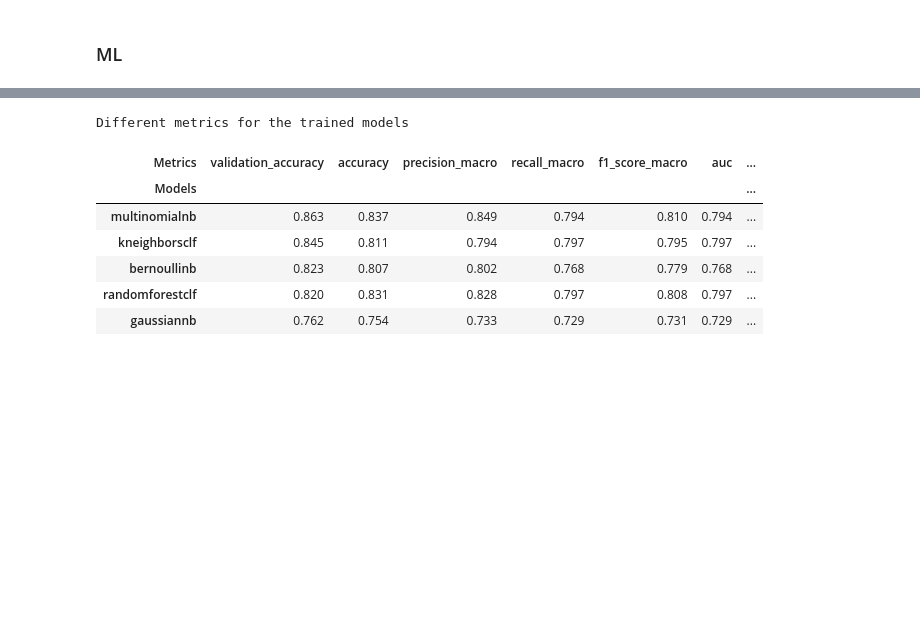
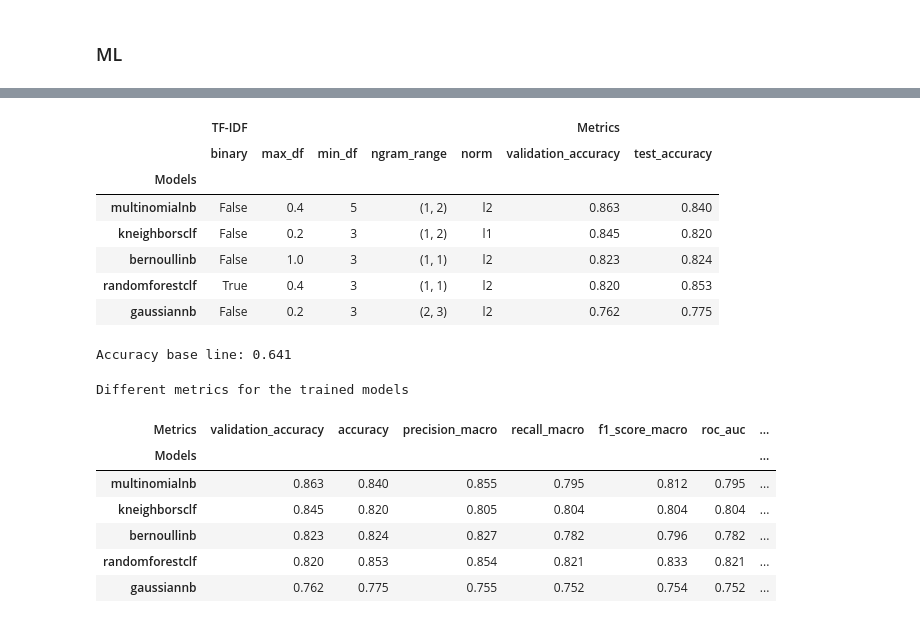
Before and after one commit to Rodrigo-Pedreira/ECM514_CD, a Jupyter notebook: refactored.ipynb, the cells around one changed output, grey strips where cells are left out. Cells and saved outputs as stored; diff of their text form; code cells hidden in the pictures; blank space fills up the shorter version.

```diff
--- a/refactored.ipynb
+++ b/refactored.ipynb
@@ -709,18 +711,17 @@ def treat_NaN_req_df(g: Game) -> None:
 
     df: pd.DataFrame = g.req_df
     if not df.isna().any().any():
-        rprint(f"DataFrame for game '{df.columns.name}' has no NaN values.")
+        logger.info("DataFrame for game '%s' has no NaN values.", df.columns.name)
         return None
     if _remove_NaN(df):
-        rprint(
-            f"DataFrame for game '{df.columns.name}' had NaN values, they have been resolved."
+        logger.info(
+            "DataFrame for game '%s' had NaN values, they have been resolved.", df.columns.name
         )
         return None
 
     df_nan_mask = df.isna()
     text: str = f"DataFrame for game '{g.name}' has {df_nan_mask.sum().sum()} NaN values:\n{df_nan_mask.sum().loc[df_nan_mask.sum() > 0].sort_values(ascending=False).to_dict()}"
     logger.warning(text)
-    # rprint(text)
     display(df.loc[df_nan_mask.any(axis=1)])
     return None
 # %% [markdown]
@@ -1599,8 +1600,8 @@ def pre_ml_task(
     # Load or Get dataframe for game data
     if force_rebuild_requested_df:
         reviews_df_task(game)
-    elif not load_game and glob.glob(f"./saved_data/{appid}/df_requested-{appid}.*?.feather"):
-        game.req_df = load_df_feather(appid, requested=True)
+    elif not load_game and glob.glob(f"./saved_data/{game.appid}/df_requested-{game.appid}.*?.feather"):
+        game.req_df = load_df_feather(game.appid, requested=True)
         if game.req_df.shape[0] == 0:
             reviews_df_task(game)
 
@@ -1612,8 +1613,8 @@ def pre_ml_task(
         save_df_feather(game.req_df, game)
 
     # Load or create the processed dataframe
-    if not force_rebuild_processed_df and not load_game and glob.glob(f"./saved_data/{appid}/df_processed-{appid}.*?.feather"):
-        game.df = load_df_feather(appid)
+    if not force_rebuild_processed_df and not load_game and glob.glob(f"./saved_data/{game.appid}/df_processed-{game.appid}.*?.feather"):
+        game.df = load_df_feather(game.appid)
     else:
         # Treats NaN values
         treat_NaN_req_df(game)
@@ -1635,7 +1636,7 @@ def pre_ml_task(
         save_df_feather(game.df, game)
 
     if save_game:
-        cloudpkl_path_dump(game, f"./saved_data/{appid}/game.pkl")
+        cloudpkl_path_dump(game, f"./saved_data/{game.appid}/game.pkl")
 
     # Plot label distribution
     plot_label_distribution(game.df)
@@ -1647,8 +1648,3 @@ def pre_ml_task(
     plot_wordcloud(game)
 
     return game
-
-
-# Run the pre machine learning tasks
-game: Game = pre_ml_task("F1 Manager 2024", "2591280")
-# game: Game = pre_ml_task("Trials Fusion", "245490")
@@ -1675,7 +1675,6 @@ While 20 words represents 0.43% out of the total 4,675 unique words.
 # %% [markdown]
 ### ML
 # %%
-
 def show_metrics_task(game: Game | None = None, models_names: list[str] | None = None):
     if game is None:
         game = cloudpkl_path_load("./saved_data/2591280/game.pkl")
@@ -1685,8 +1684,9 @@ def show_metrics_task(game: Game | None = None, models_names: list[str] | None =
     models_gs: dict[str, Any] = load_gridsearchcv_models(models_names)
 
     df_models: pd.DataFrame = gs_models_to_df(models_gs)
-    df_metrics: pd.DataFrame = build_df_metrics(models_gs,df_models, game)
+    df_metrics: pd.DataFrame = build_df_metrics(models_gs,df_models, game) # pyright: ignore[reportArgumentType]
+    display(df_models)
     show_df_metrics(df_metrics, game) # pyright: ignore[reportArgumentType]
-    return game
-game = show_metrics_task(game)
+    return game, models_gs, df_metrics
+game ,models_gs,df_metrics= show_metrics_task(game)
 # %% [output]
@@ -1699,8 +1699,17 @@ Accuracy base line: 0.641
+|  | TF-IDF |  |  |  |  | Metrics |  |
+|  | binary | max_df | min_df | ngram_range | norm | validation_accuracy | test_accuracy |
+| Models |  |  |  |  |  |  |  |
+| multinomialnb | False | 0.4 | 5 | (1, 2) | l2 | 0.863 | 0.840 |
+| kneighborsclf | False | 0.2 | 3 | (1, 2) | l1 | 0.845 | 0.820 |
+| bernoullinb | False | 1.0 | 3 | (1, 1) | l2 | 0.823 | 0.824 |
+| randomforestclf | True | 0.4 | 3 | (1, 1) | l2 | 0.820 | 0.853 |
+| gaussiannb | False | 0.2 | 3 | (2, 3) | l2 | 0.762 | 0.775 |
-Different metrics for the trained models
+Accuracy base line: 0.641
-| Metrics | validation_accuracy | accuracy | precision_macro | recall_macro | f1_score_macro | auc | ... |
-| Models |  |  |  |  |  |  | ... |
-| multinomialnb | 0.863 | 0.837 | 0.849 | 0.794 | 0.810 | 0.794 | ... |
-| kneighborsclf | 0.845 | 0.811 | 0.794 | 0.797 | 0.795 | 0.797 | ... |
-| bernoullinb | 0.823 | 0.807 | 0.802 | 0.768 | 0.779 | 0.768 | ... |
-| randomforestclf | 0.820 | 0.831 | 0.828 | 0.797 | 0.808 | 0.797 | ... |
-| gaussiannb | 0.762 | 0.754 | 0.733 | 0.729 | 0.731 | 0.729 | ... |
+Different metrics for the trained models
+| Metrics | validation_accuracy | accuracy | precision_macro | recall_macro | f1_score_macro | roc_auc | ... |
+| Models |  |  |  |  |  |  | ... |
+| multinomialnb | 0.863 | 0.840 | 0.855 | 0.795 | 0.812 | 0.795 | ... |
+| kneighborsclf | 0.845 | 0.820 | 0.805 | 0.804 | 0.804 | 0.804 | ... |
+| bernoullinb | 0.823 | 0.824 | 0.827 | 0.782 | 0.796 | 0.782 | ... |
+| randomforestclf | 0.820 | 0.853 | 0.854 | 0.821 | 0.833 | 0.821 | ... |
+| gaussiannb | 0.762 | 0.775 | 0.755 | 0.752 | 0.754 | 0.752 | ... |
```
Also changed, not shown: parts of 8 cells of this notebook.
